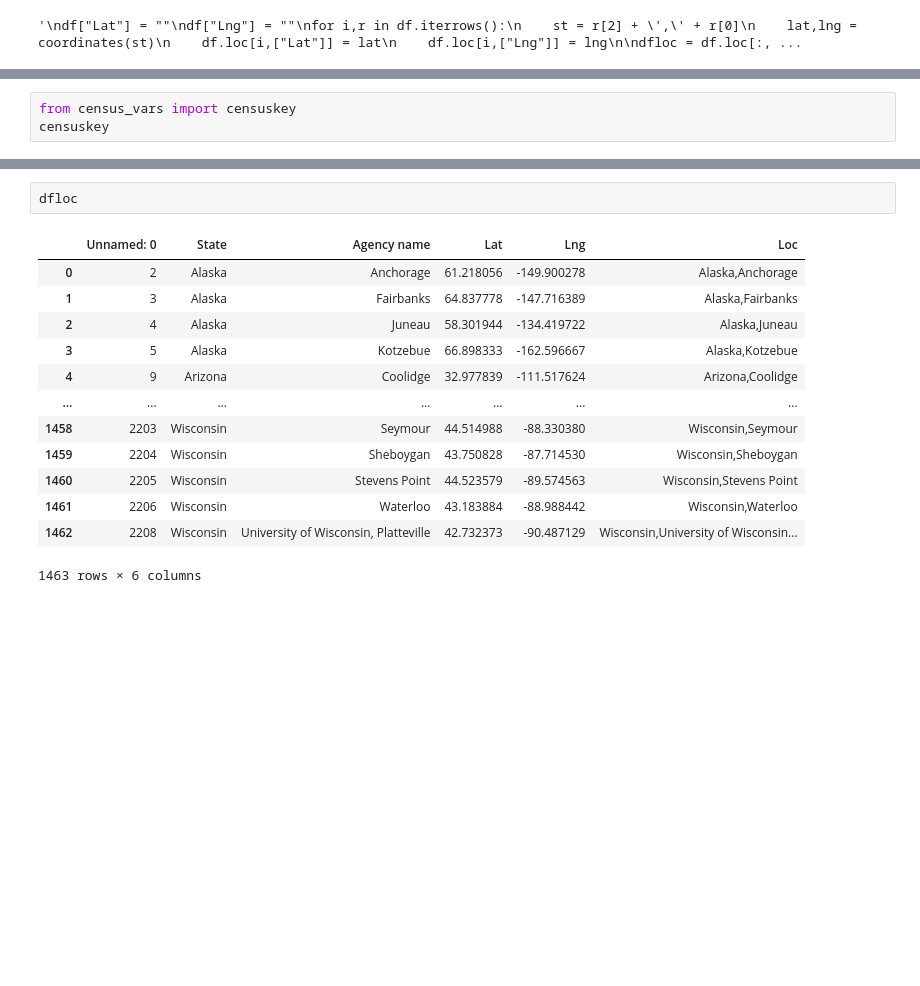
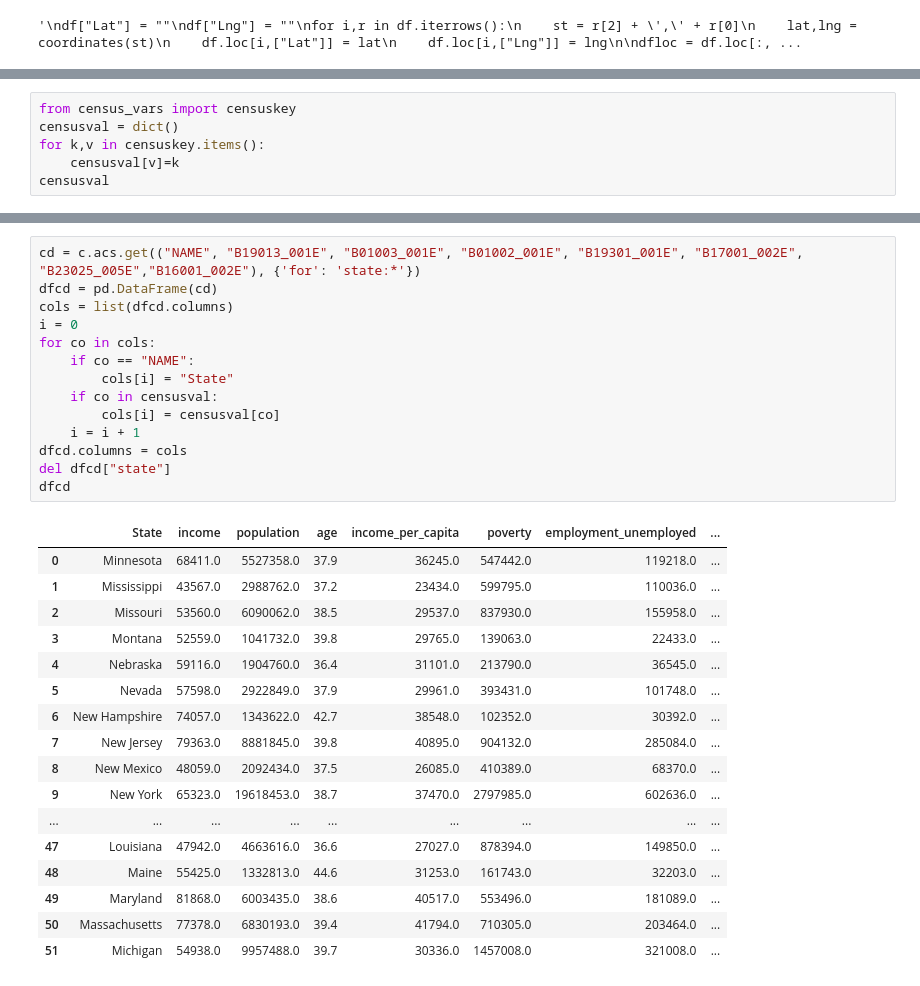
Before and after one commit to msheker/project1mmm, a Jupyter notebook: hatecrime.ipynb, the cells around one changed output, grey strips where cells are left out. Cells and saved outputs as stored; diff of their text form; blank space fills up the shorter version.

Commit message:
finalizing table 13 vis, census data

```diff
--- a/hatecrime.ipynb
+++ b/hatecrime.ipynb
@@ -204,4 +181,7 @@ c.acs.get(("NAME", "B19013_001E", "B01003_001E", "B01002_001E",
 # %%
 from census_vars import censuskey
-censuskey
+censusval = dict()
+for k,v in censuskey.items():
+    censusval[v]=k
+censusval
 # %% [output]
@@ -225,16 +205,32 @@ censuskey
-# %%
-dfloc
-# %% [output]
-|  | Unnamed: 0 | State | Agency name | Lat | Lng | Loc |
-| 0 | 2 | Alaska | Anchorage | 61.218056 | -149.900278 | Alaska,Anchorage |
-| 1 | 3 | Alaska | Fairbanks | 64.837778 | -147.716389 | Alaska,Fairbanks |
-| 2 | 4 | Alaska | Juneau | 58.301944 | -134.419722 | Alaska,Juneau |
-| 3 | 5 | Alaska | Kotzebue | 66.898333 | -162.596667 | Alaska,Kotzebue |
-| 4 | 9 | Arizona | Coolidge | 32.977839 | -111.517624 | Arizona,Coolidge |
-| ... | ... | ... | ... | ... | ... | ... |
-| 1458 | 2203 | Wisconsin | Seymour | 44.514988 | -88.330380 | Wisconsin,Seymour |
-| 1459 | 2204 | Wisconsin | Sheboygan | 43.750828 | -87.714530 | Wisconsin,Sheboygan |
-| 1460 | 2205 | Wisconsin | Stevens Point | 44.523579 | -89.574563 | Wisconsin,Stevens Point |
-| 1461 | 2206 | Wisconsin | Waterloo | 43.183884 | -88.988442 | Wisconsin,Waterloo |
-| 1462 | 2208 | Wisconsin | University of Wisconsin, Platteville | 42.732373 | -90.487129 | Wisconsin,University of Wisconsin... |
-1463 rows × 6 columns
+# %%
+cd = c.acs.get(("NAME", "B19013_001E", "B01003_001E", "B01002_001E", "B19301_001E", "B17001_002E", "B23025_005E","B16001_002E"), {'for': 'state:*'})
+dfcd = pd.DataFrame(cd)
+cols = list(dfcd.columns)
+i = 0
+for co in cols:
+    if co == "NAME":
+        cols[i] = "State"
+    if co in censusval:
+        cols[i] = censusval[co]
+    i = i + 1
+dfcd.columns = cols
+del dfcd["state"]
+dfcd
+# %% [output]
+|  | State | income | population | age | income_per_capita | poverty | employment_unemployed | ... |
+| 0 | Minnesota | 68411.0 | 5527358.0 | 37.9 | 36245.0 | 547442.0 | 119218.0 | ... |
+| 1 | Mississippi | 43567.0 | 2988762.0 | 37.2 | 23434.0 | 599795.0 | 110036.0 | ... |
+| 2 | Missouri | 53560.0 | 6090062.0 | 38.5 | 29537.0 | 837930.0 | 155958.0 | ... |
+| 3 | Montana | 52559.0 | 1041732.0 | 39.8 | 29765.0 | 139063.0 | 22433.0 | ... |
+| 4 | Nebraska | 59116.0 | 1904760.0 | 36.4 | 31101.0 | 213790.0 | 36545.0 | ... |
+| 5 | Nevada | 57598.0 | 2922849.0 | 37.9 | 29961.0 | 393431.0 | 101748.0 | ... |
+| 6 | New Hampshire | 74057.0 | 1343622.0 | 42.7 | 38548.0 | 102352.0 | 30392.0 | ... |
+| 7 | New Jersey | 79363.0 | 8881845.0 | 39.8 | 40895.0 | 904132.0 | 285084.0 | ... |
+| 8 | New Mexico | 48059.0 | 2092434.0 | 37.5 | 26085.0 | 410389.0 | 68370.0 | ... |
+| 9 | New York | 65323.0 | 19618453.0 | 38.7 | 37470.0 | 2797985.0 | 602636.0 | ... |
+| ... | ... | ... | ... | ... | ... | ... | ... | ... |
+| 47 | Louisiana | 47942.0 | 4663616.0 | 36.6 | 27027.0 | 878394.0 | 149850.0 | ... |
+| 48 | Maine | 55425.0 | 1332813.0 | 44.6 | 31253.0 | 161743.0 | 32203.0 | ... |
+| 49 | Maryland | 81868.0 | 6003435.0 | 38.6 | 40517.0 | 553496.0 | 181089.0 | ... |
+| 50 | Massachusetts | 77378.0 | 6830193.0 | 39.4 | 41794.0 | 710305.0 | 203464.0 | ... |
+| 51 | Michigan | 54938.0 | 9957488.0 | 39.7 | 30336.0 | 1457008.0 | 321008.0 | ... |
```
Also changed, not shown: parts of 11 cells of this notebook.
